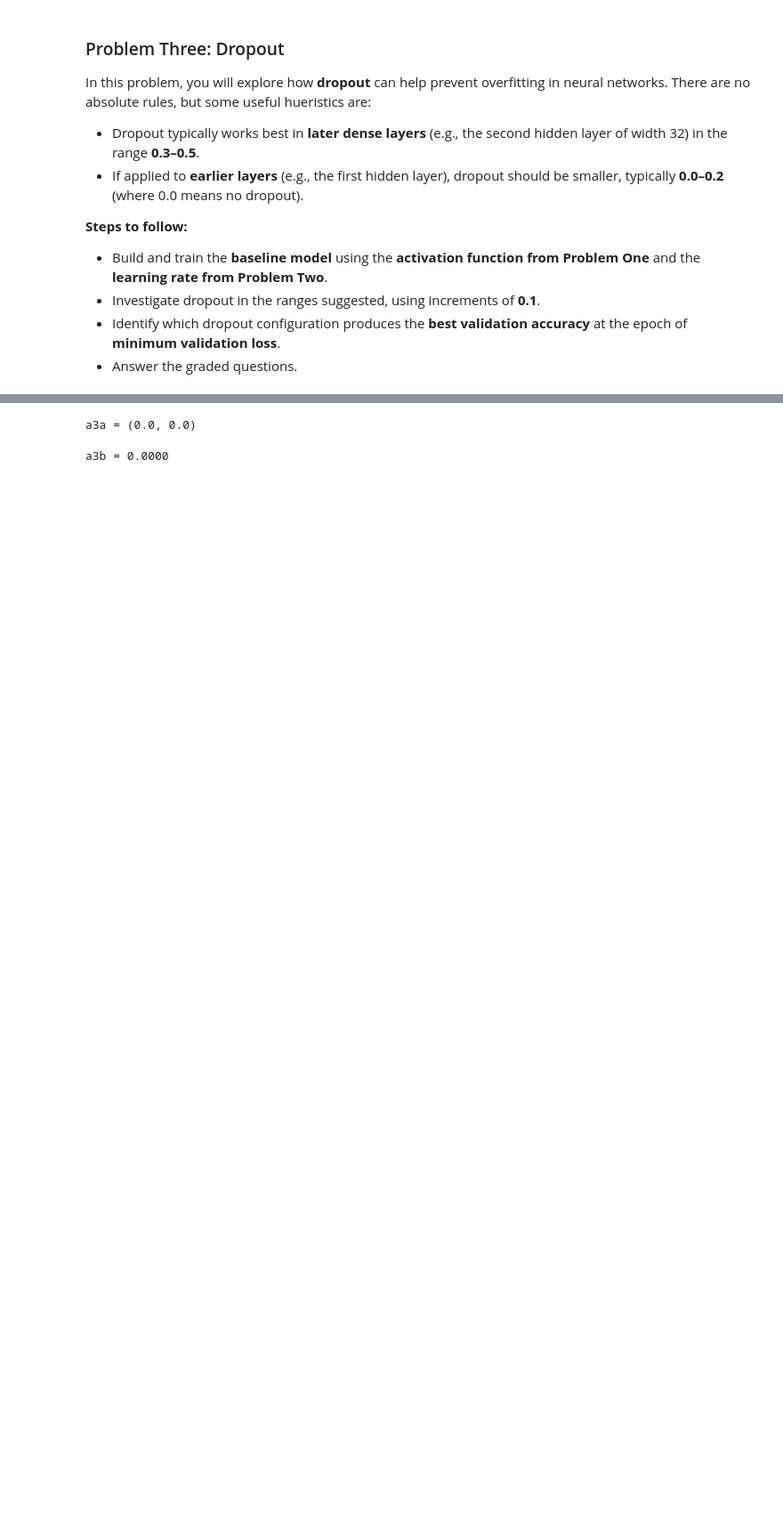
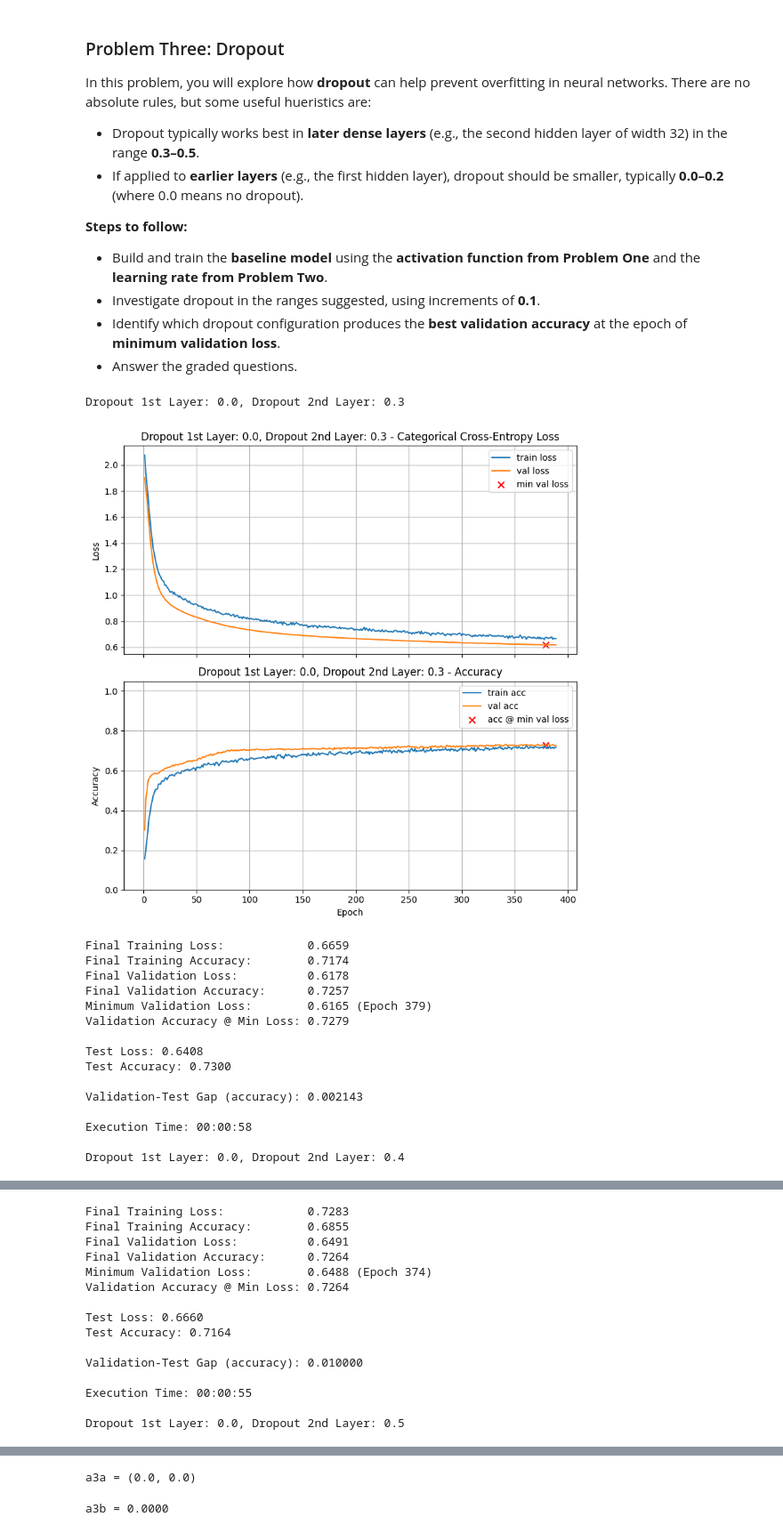
Before and after one commit to jtvon/Module-7-Assignments, a Jupyter notebook: Homework_03.ipynb, the cells around one changed output, grey strips where cells are left out. Shown at 89% size. Drawn from its saved outputs; the diff is of its cells as text; code cells hidden in the pictures; blank space fills up the shorter version.

Commit message:
adding dropout sets

```diff
--- a/Homework_03.ipynb
+++ b/Homework_03.ipynb
@@ -560,3 +676,31 @@ In this problem, you will explore how **dropout** can help prevent overfitting i
 * Answer the graded questions.
 # %%
 # Your code here. Add as many cells as you need.
+learning_rate = [5e-4]
+activation_function = ['sigmoid']
+
+drop_out_1st_layer = [0.0, 0.1, 0.2]
+drop_out_2nd_layer = [0.3, 0.4, 0.5]
+
+for i in drop_out_1st_layer:
+    for j in drop_out_2nd_layer:
+        model = build_model(X_train.shape[1], [ (64, activation_function[0], i, j), (32, activation_function[0], i, j)], n_classes)
+        train_and_test(model, lr_schedule=learning_rate, title=f"Dropout 1st Layer: {i}, Dropout 2nd Layer: {j}", verbose=0, return_history = True)
+# %% [output]
+Dropout 1st Layer: 0.0, Dropout 2nd Layer: 0.3
+[figure, added]
+Final Training Loss:            0.6659
+Final Training Accuracy:        0.7174
+Final Validation Loss:          0.6178
+Final Validation Accuracy:      0.7257
+Minimum Validation Loss:        0.6165 (Epoch 379)
+Validation Accuracy @ Min Loss: 0.7279
+
+Test Loss: 0.6408
+Test Accuracy: 0.7300
+
+Validation-Test Gap (accuracy): 0.002143
+
+Execution Time: 00:00:58
+
+Dropout 1st Layer: 0.0, Dropout 2nd Layer: 0.4
@@ -562,0 +708,15 @@ In this problem, you will explore how **dropout** can help prevent overfitting i
+Final Training Loss:            0.7283
+Final Training Accuracy:        0.6855
+Final Validation Loss:          0.6491
+Final Validation Accuracy:      0.7264
+Minimum Validation Loss:        0.6488 (Epoch 374)
+Validation Accuracy @ Min Loss: 0.7264
+
+Test Loss: 0.6660
+Test Accuracy: 0.7164
+
+Validation-Test Gap (accuracy): 0.010000
+
+Execution Time: 00:00:55
+
+Dropout 1st Layer: 0.0, Dropout 2nd Layer: 0.5
```
Also changed, not shown: parts of 15 cells of this notebook.
